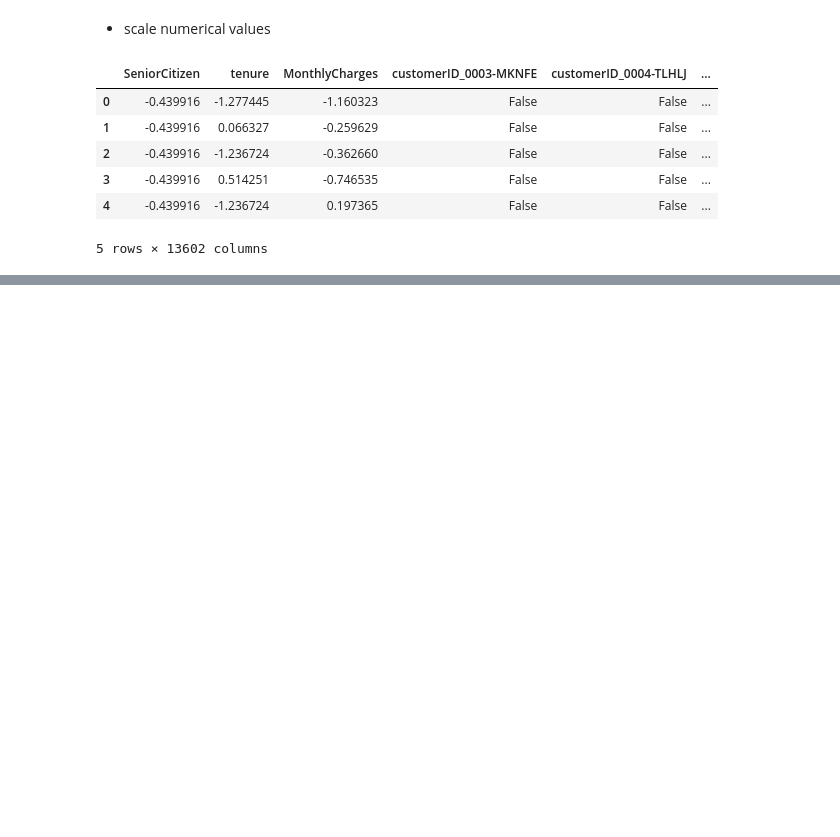
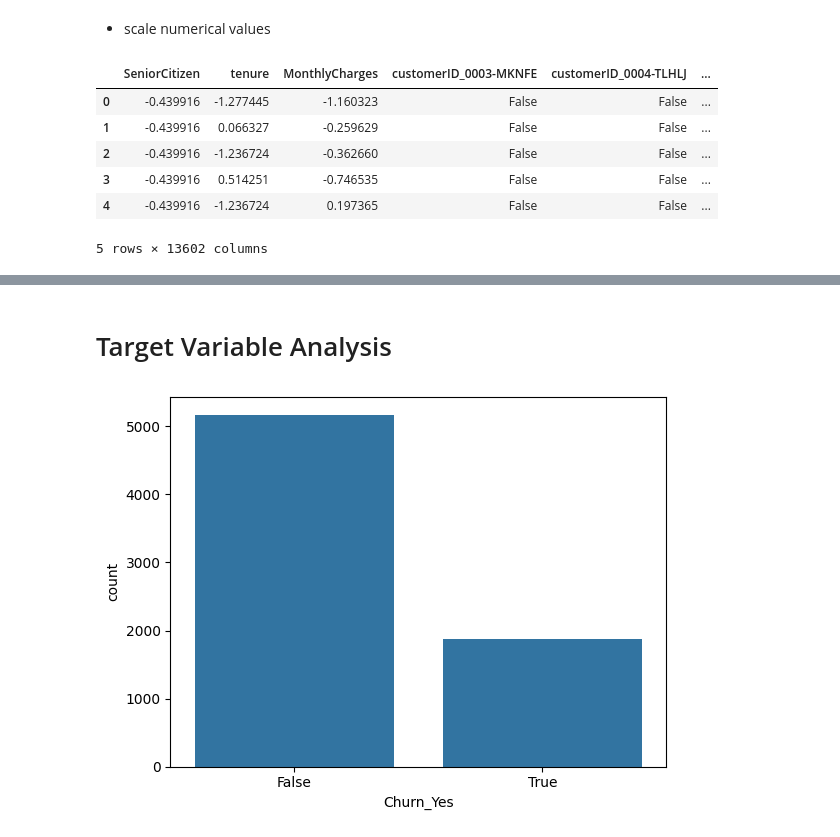
Before and after one commit to naqiK307/Telco-Customer-Churn-Analysis, a Jupyter notebook: Churn_Analysis.ipynb, the cells around one changed output, grey strips where cells are left out. Drawn from its saved outputs; the diff is of its cells as text; code cells hidden in the pictures; blank space fills up the shorter version.

```diff
--- a/Churn_Analysis.ipynb
+++ b/Churn_Analysis.ipynb
@@ -116,0 +137,8 @@ data.head()
+# %% [markdown]
+# Target Variable Analysis
+# %%
+# Analyze the distribution of the target variable
+sns.countplot(x='Churn_Yes', data=data)
+plt.show()
+# %% [output]
+[figure, added]
```
Also changed, not shown: parts of 6 cells of this notebook.
